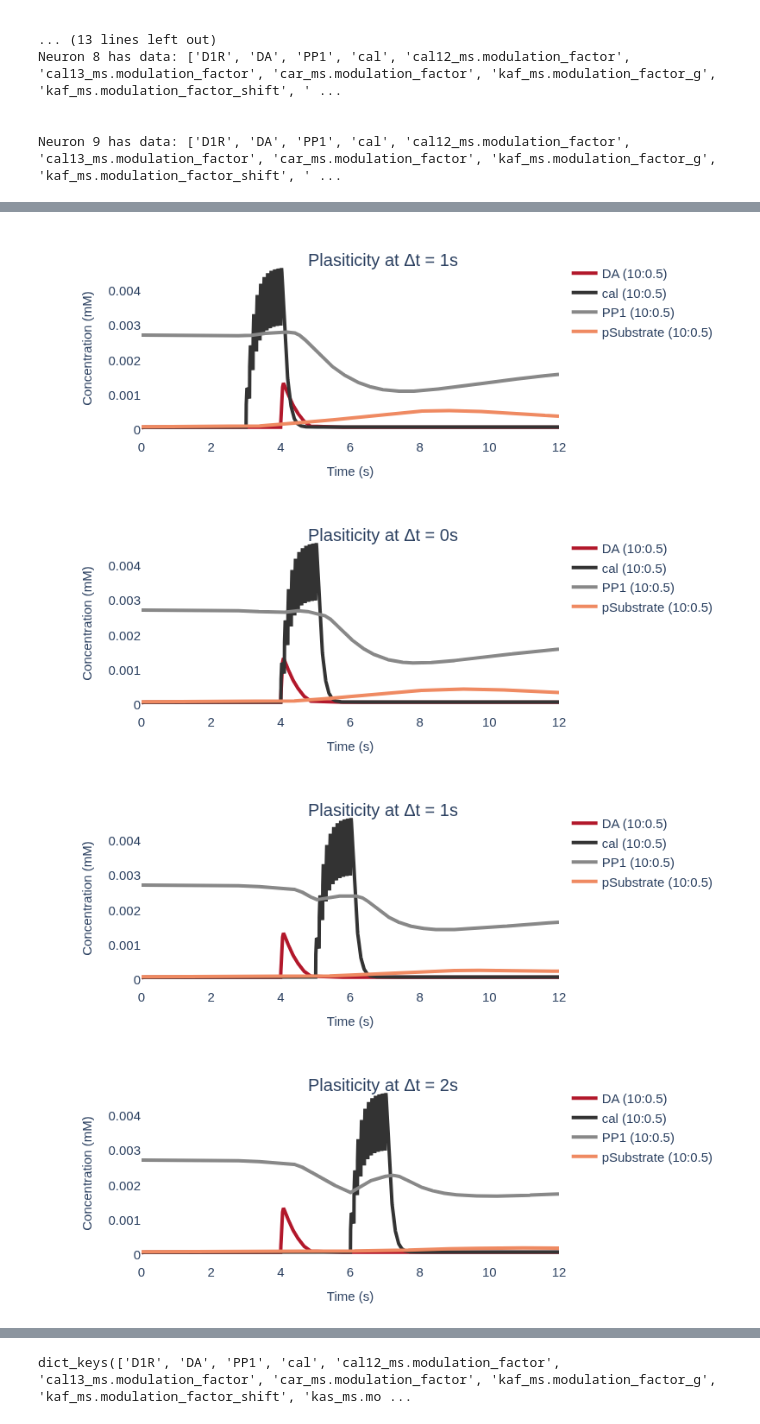
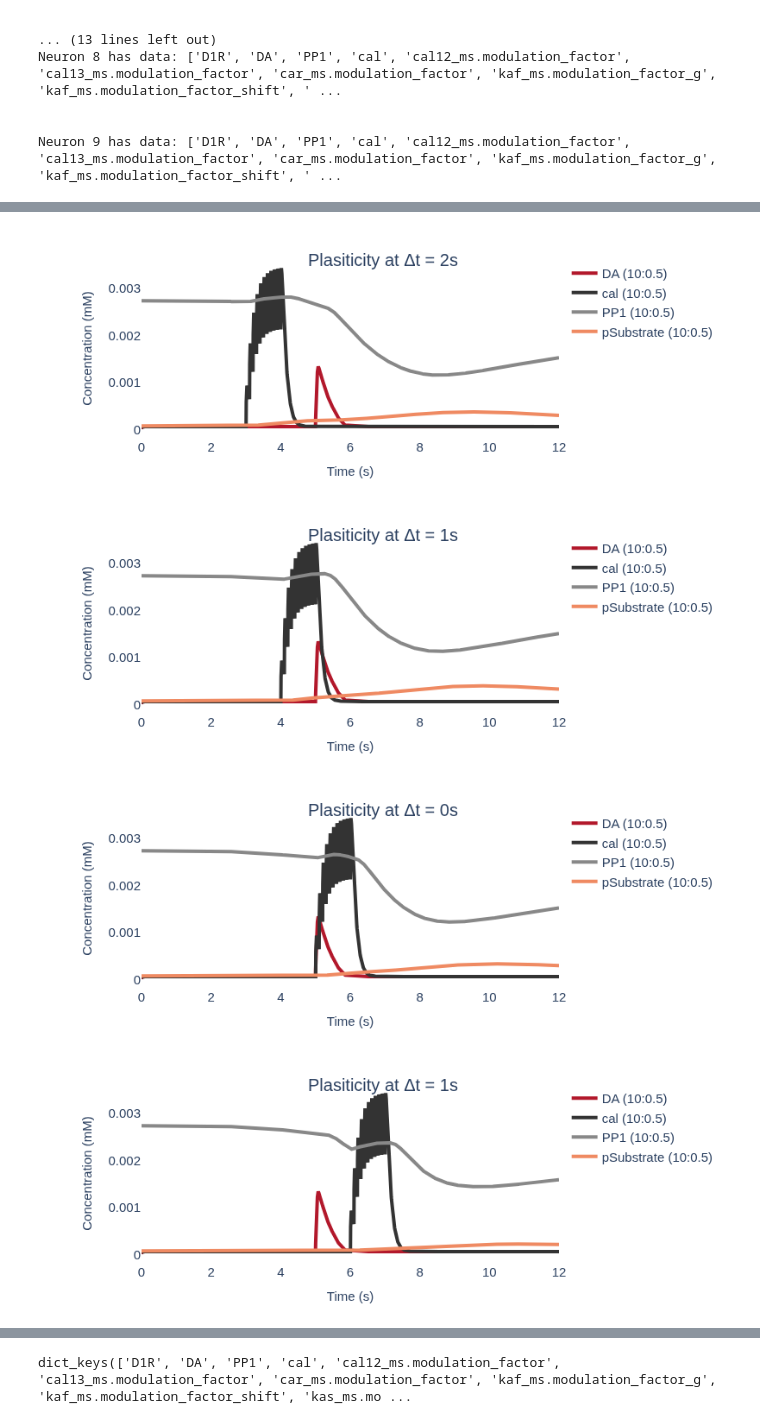
Before and after one commit to Hjorthmedh/Snudda-neuromodulation-article, a Jupyter notebook: virtual_experiments/Santos2022-fig3/plot_experiment.ipynb, the cells around one changed output, grey strips where cells are left out. Cells and saved outputs as stored; diff of their text form; code cells hidden in the pictures.

Commit message:
Fixed time offset, reran simulations

```diff
--- a/virtual_experiments/Santos2022-fig3/plot_experiment.ipynb
+++ b/virtual_experiments/Santos2022-fig3/plot_experiment.ipynb
@@ -51,7 +51,7 @@ colour_dict = {"DA": '#b2182b', "cal": '#333333',  "PP1": "#888888", "pSubstrate
 # norm_factor = {"DA": 0.00016507193274810969, "cal": 5.386310377905317e-05,  "PP1": 0.005341410038201804, "pSubstrate": 1}
 norm_factor = None
 
-time_delta = [3, 2, 1, 0, 1, 2, 3, 4, 5, np.nan]
+time_delta = [4, 3, 2, 1, 0, 1, 2, 3, 4, np.nan]
 
 for neuron_id in range(0,10):
 
@@ -70,4 +70,4 @@ for neuron_id in range(0,10):
-[figure, old version]
+[figure, new version]
-[figure, old version]
+[figure, new version]
-[figure, old version]
+[figure, new version]
-[figure, old version]
+[figure, new version]
```
Also changed, not shown: parts of 2 cells of this notebook, 29 other files.
